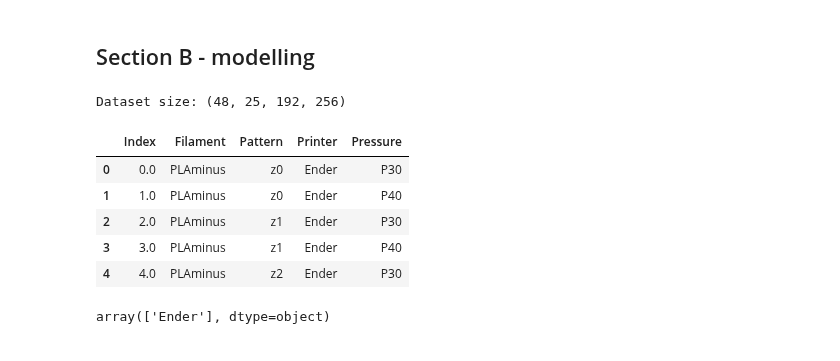
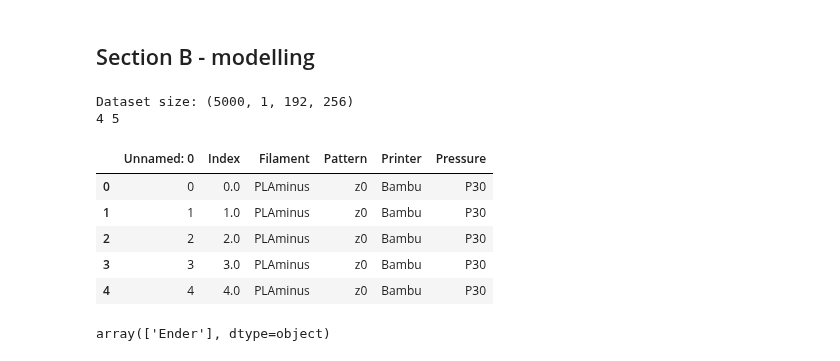
Before and after one commit to shepai/3D-textures, a Jupyter notebook: Experimental/ML.ipynb, the cells around one changed output. Drawn from its saved outputs; the diff is of its cells as text; code cells hidden in the pictures.

```diff
--- a/Experimental/ML.ipynb
+++ b/Experimental/ML.ipynb
@@ -158,18 +156,20 @@ dataset.head()
 # %%
 import pandas as pd
 import numpy as np
-X=np.load("/mnt/data0/drs25/data/optical-tactile-dataset-for-textures/3DPrintedXgelfs.npy")
-dataset=pd.read_csv("/its/home/drs25/3D-textures/Experimental/data/metagelfs.csv")
+X=np.load("/mnt/data0/drs25/data/optical-tactile-dataset-for-textures/3DPrintedXgel.npy")
+dataset=pd.read_csv("/its/home/drs25/3D-textures/Experimental/data/metagel.csv")
 print("Dataset size:",X.shape)
+print(len(dataset['Filament'].unique()),len(dataset['Printer'].unique()))
 dataset.head()
 # %% [output]
-Dataset size: (48, 25, 192, 256)
+Dataset size: (5000, 1, 192, 256)
+4 5
-|  | Index | Filament | Pattern | Printer | Pressure |
-| 0 | 0.0 | PLAminus | z0 | Ender | P30 |
-| 1 | 1.0 | PLAminus | z0 | Ender | P40 |
-| 2 | 2.0 | PLAminus | z1 | Ender | P30 |
-| 3 | 3.0 | PLAminus | z1 | Ender | P40 |
-| 4 | 4.0 | PLAminus | z2 | Ender | P30 |
+|  | Unnamed: 0 | Index | Filament | Pattern | Printer | Pressure |
+| 0 | 0 | 0.0 | PLAminus | z0 | Bambu | P30 |
+| 1 | 1 | 1.0 | PLAminus | z0 | Bambu | P30 |
+| 2 | 2 | 2.0 | PLAminus | z0 | Bambu | P30 |
+| 3 | 3 | 3.0 | PLAminus | z0 | Bambu | P30 |
+| 4 | 4 | 4.0 | PLAminus | z0 | Bambu | P30 |
 # %%
 dataset['Printer'].unique()
 # %% [output]
```
Also changed, not shown: parts of 6 cells of this notebook.
